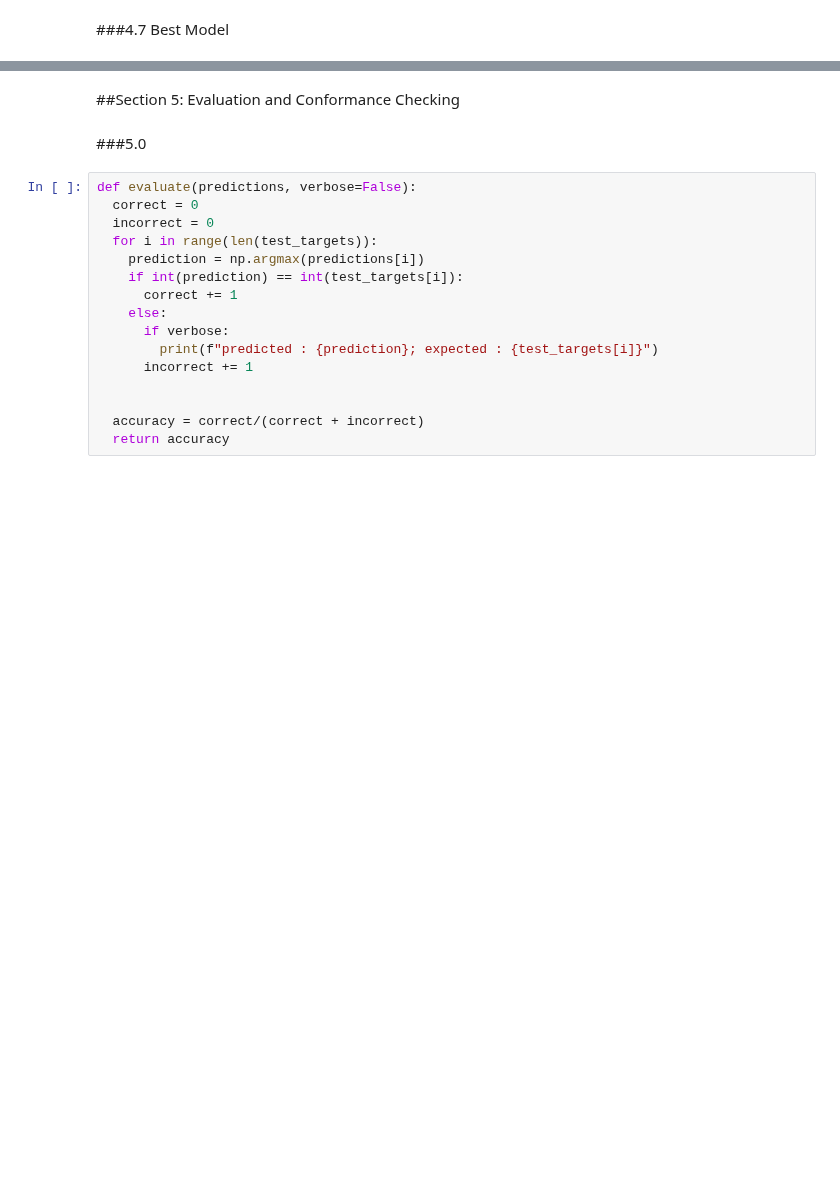
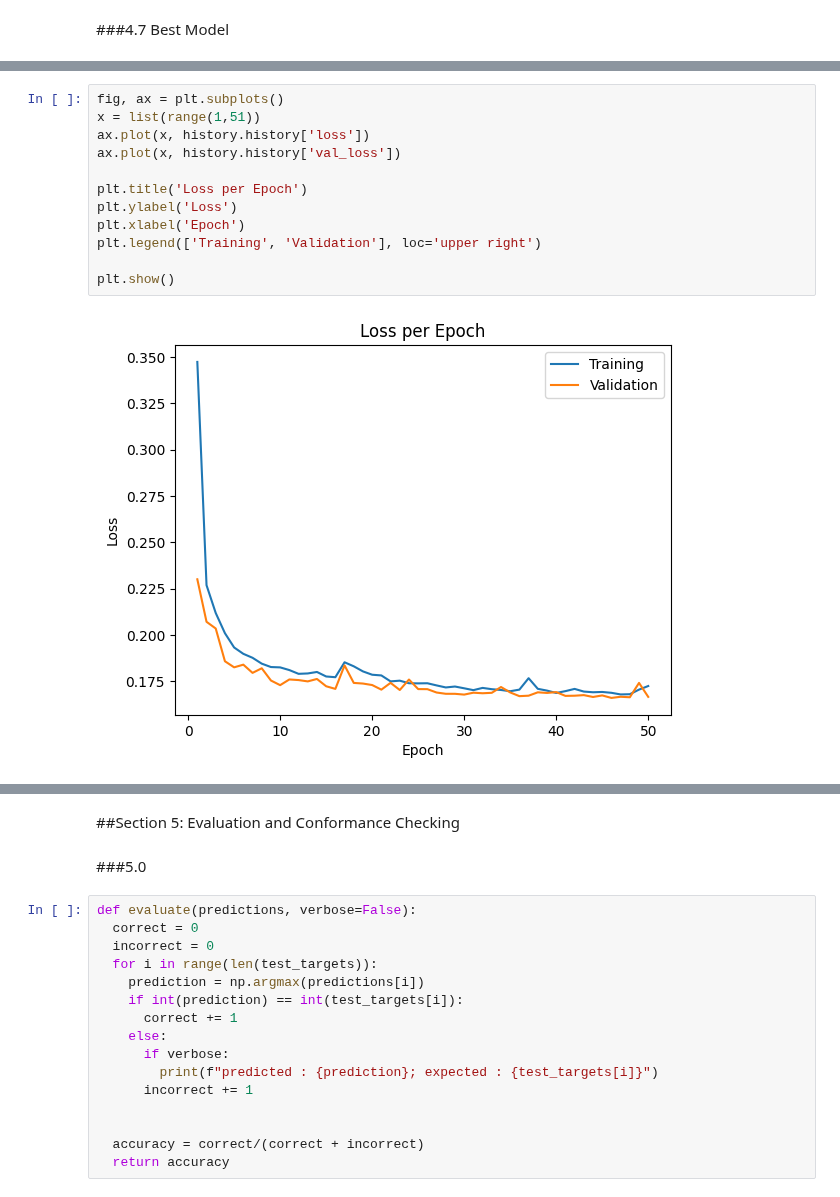
Before and after one commit to adamzbikowski/Process-Mining-Dissertation, a Jupyter notebook: activity_pipeline.ipynb, the cells around one changed output, grey strips where cells are left out. Cells and saved outputs as stored; diff of their text form; blank space fills up the shorter version.

```diff
--- a/activity_pipeline.ipynb
+++ b/activity_pipeline.ipynb
@@ -917,0 +953,14 @@ Epoch 10/10
+# %%
+fig, ax = plt.subplots()
+x = list(range(1,51))
+ax.plot(x, history.history['loss'])
+ax.plot(x, history.history['val_loss'])
+
+plt.title('Loss per Epoch')
+plt.ylabel('Loss')
+plt.xlabel('Epoch')
+plt.legend(['Training', 'Validation'], loc='upper right')
+
+plt.show()
+# %% [output]
+[figure, added]
```
Also changed, not shown: parts of 24 cells of this notebook.
